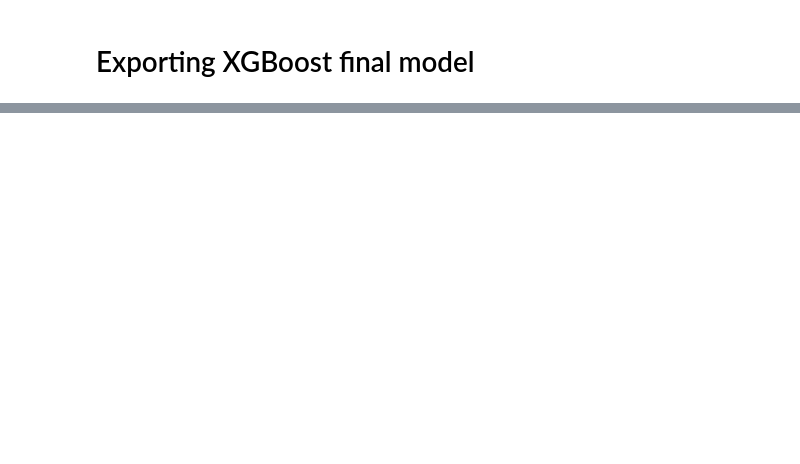
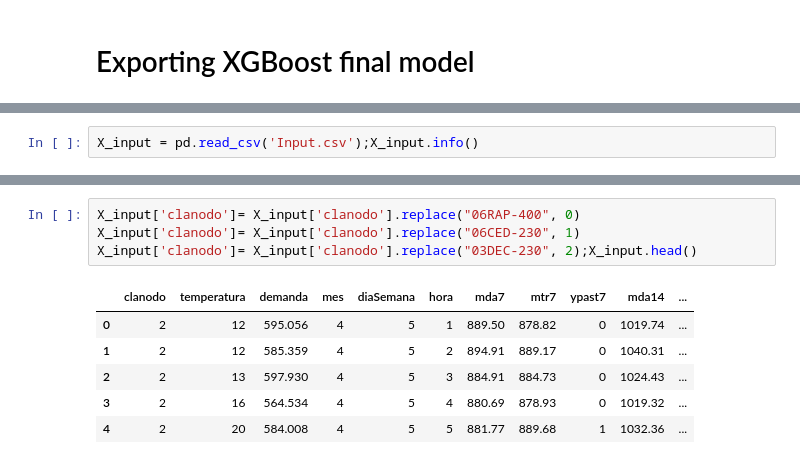
Before and after one commit to paolasalazar28/Final_project, a Jupyter notebook: EDAFinal.ipynb, the cells around one changed output, grey strips where cells are left out. Drawn from its saved outputs; the diff is of its cells as text; blank space fills up the shorter version.

```diff
--- a/EDAFinal.ipynb
+++ b/EDAFinal.ipynb
@@ -299,0 +298,2 @@ with open('model.p', 'wb') as f:
+# %%
+X_input = pd.read_csv('Input.csv');X_input.info()
@@ -299,0 +318,11 @@ with open('model.p', 'wb') as f:
+# %%
+X_input['clanodo']= X_input['clanodo'].replace("06RAP-400", 0)
+X_input['clanodo']= X_input['clanodo'].replace("06CED-230", 1)
+X_input['clanodo']= X_input['clanodo'].replace("03DEC-230", 2);X_input.head()
+# %% [output]
+|  | clanodo | temperatura | demanda | mes | diaSemana | hora | mda7 | mtr7 | ypast7 | mda14 | ... |
+| 0 | 2 | 12 | 595.056 | 4 | 5 | 1 | 889.50 | 878.82 | 0 | 1019.74 | ... |
+| 1 | 2 | 12 | 585.359 | 4 | 5 | 2 | 894.91 | 889.17 | 0 | 1040.31 | ... |
+| 2 | 2 | 13 | 597.930 | 4 | 5 | 3 | 884.91 | 884.73 | 0 | 1024.43 | ... |
+| 3 | 2 | 16 | 564.534 | 4 | 5 | 4 | 880.69 | 878.93 | 0 | 1019.32 | ... |
+| 4 | 2 | 20 | 584.008 | 4 | 5 | 5 | 881.77 | 889.68 | 1 | 1032.36 | ... |
```
Also changed, not shown: parts of 46 cells of this notebook, 2 other files.
